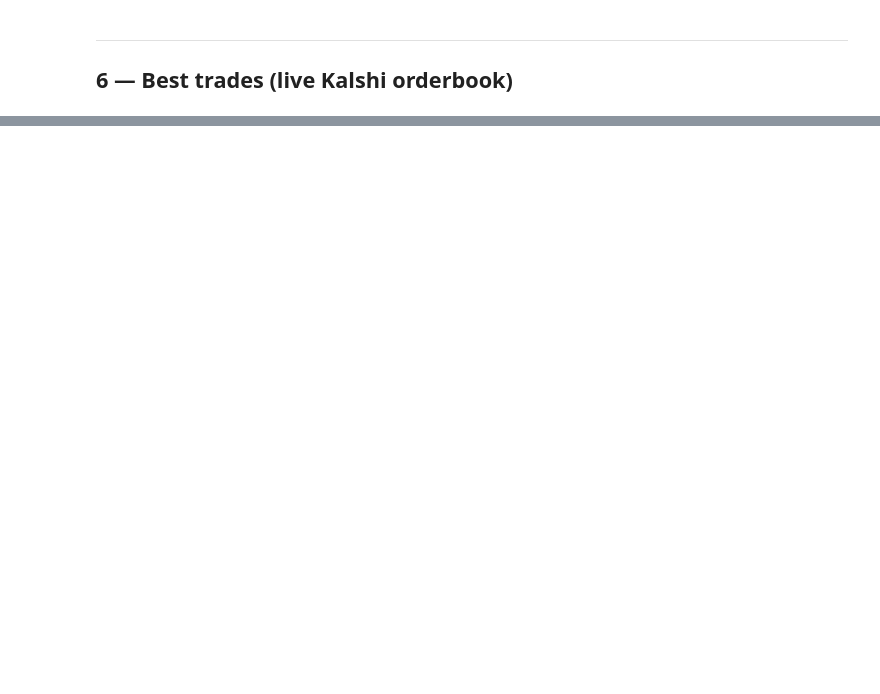
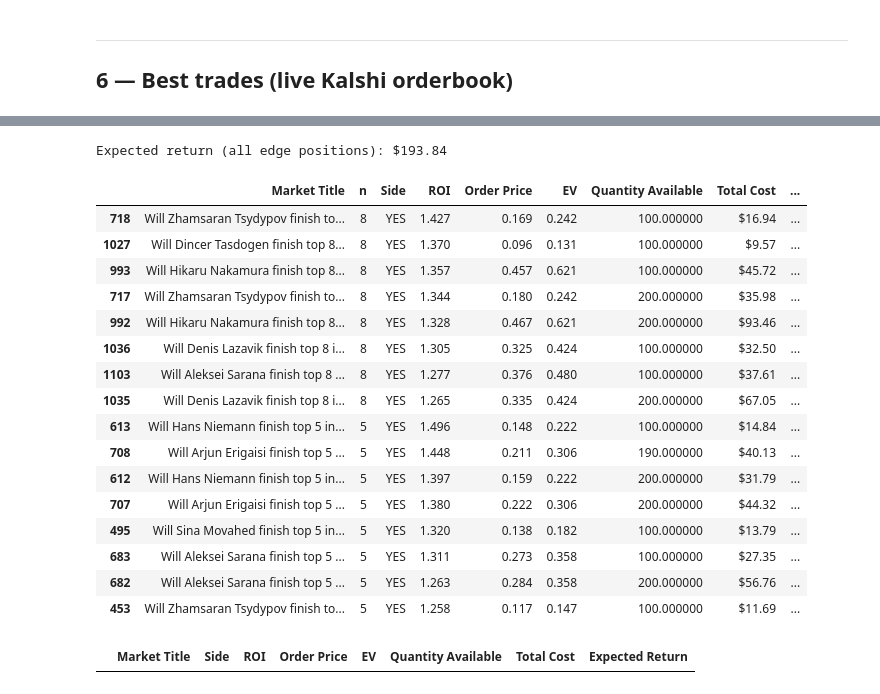
Before and after one commit to EvanMcCormick37/titled-tuesday-analysis, a Jupyter notebook: notebooks/command-center.ipynb, the cells around one changed output, grey strips where cells are left out. Cells and saved outputs as stored; diff of their text form; code cells hidden in the pictures; blank space fills up the shorter version.

```diff
--- a/notebooks/command-center.ipynb
+++ b/notebooks/command-center.ipynb
@@ -344,36 +417,66 @@ df_ob = pd.DataFrame(all_asks)
 df_ob['n'] = df_ob['Market Title'].apply(_parse_n)
 
 # Resolve player names → usernames
 df_ob['username'] = df_ob['Player Name'].map(lambda n: PLAYER_TO_USERNAME.get(n))
 df_ob = df_ob[df_ob['username'].notna()].copy()
 
 evs = []
 for _, row in df_ob.iterrows():
     n = int(row['n'])
     col = f'P_top{n}'
     if row['username'] not in results.index or col not in results.columns:
         evs.append(None)
         continue
     p_yes = results.loc[row['username'], col]
     evs.append(float(p_yes) if row['Side'] == 'YES' else float(1.0 - p_yes))
 
 df_ob['EV'] = evs
 df_ob = df_ob[df_ob['EV'].notna()].copy()
 df_ob['Order Price'] = df_ob['Ask Price ($)'].apply(_kalshi_order_price)
 df_ob['Total Cost']  = df_ob['Quantity Available'] * df_ob['Order Price']
 df_ob['Expected Return'] = (df_ob['EV'] - df_ob['Order Price']) * df_ob['Quantity Available'].astype(int)
 df_ob['ROI'] = (df_ob['EV'] / df_ob['Order Price']).round(3)
 
-df_edge = df_ob[df_ob['ROI'] > 1.0].copy()
+df_edge = df_ob[df_ob['ROI'] > 1.25].copy()
 print(f'Expected return (all edge positions): ${df_edge["Expected Return"].sum():.2f}')
 display(
-    df_edge[['Market Title', 'Side', 'ROI', 'Order Price', 'EV', 'Quantity Available', 'Total Cost', 'Expected Return']]
-    .sort_values('ROI', ascending=False)
+    df_edge[['Market Title', 'n', 'Side', 'ROI', 'Order Price', 'EV', 'Quantity Available', 'Total Cost', 'Expected Return']]
+    .sort_values(['n','ROI'], ascending=False)
     .style.format({
         'ROI': '{:.3f}', 'Order Price': '{:.3f}', 'EV': '{:.3f}',
         'Total Cost': '${:.2f}', 'Expected Return': '${:.2f}',
     })
 )
+# %% [output]
+Expected return (all edge positions): $193.84
+|  | Market Title | n | Side | ROI | Order Price | EV | Quantity Available | Total Cost | ... |
+| 718 | Will Zhamsaran Tsydypov finish to... | 8 | YES | 1.427 | 0.169 | 0.242 | 100.000000 | $16.94 | ... |
+| 1027 | Will Dincer Tasdogen finish top 8... | 8 | YES | 1.370 | 0.096 | 0.131 | 100.000000 | $9.57 | ... |
+| 993 | Will Hikaru Nakamura finish top 8... | 8 | YES | 1.357 | 0.457 | 0.621 | 100.000000 | $45.72 | ... |
+| 717 | Will Zhamsaran Tsydypov finish to... | 8 | YES | 1.344 | 0.180 | 0.242 | 200.000000 | $35.98 | ... |
+| 992 | Will Hikaru Nakamura finish top 8... | 8 | YES | 1.328 | 0.467 | 0.621 | 200.000000 | $93.46 | ... |
+| 1036 | Will Denis Lazavik finish top 8 i... | 8 | YES | 1.305 | 0.325 | 0.424 | 100.000000 | $32.50 | ... |
+| 1103 | Will Aleksei Sarana finish top 8 ... | 8 | YES | 1.277 | 0.376 | 0.480 | 100.000000 | $37.61 | ... |
+| 1035 | Will Denis Lazavik finish top 8 i... | 8 | YES | 1.265 | 0.335 | 0.424 | 200.000000 | $67.05 | ... |
+| 613 | Will Hans Niemann finish top 5 in... | 5 | YES | 1.496 | 0.148 | 0.222 | 100.000000 | $14.84 | ... |
+| 708 | Will Arjun Erigaisi finish top 5 ... | 5 | YES | 1.448 | 0.211 | 0.306 | 190.000000 | $40.13 | ... |
+| 612 | Will Hans Niemann finish top 5 in... | 5 | YES | 1.397 | 0.159 | 0.222 | 200.000000 | $31.79 | ... |
+| 707 | Will Arjun Erigaisi finish top 5 ... | 5 | YES | 1.380 | 0.222 | 0.306 | 200.000000 | $44.32 | ... |
+| 495 | Will Sina Movahed finish top 5 in... | 5 | YES | 1.320 | 0.138 | 0.182 | 100.000000 | $13.79 | ... |
+| 683 | Will Aleksei Sarana finish top 5 ... | 5 | YES | 1.311 | 0.273 | 0.358 | 100.000000 | $27.35 | ... |
+| 682 | Will Aleksei Sarana finish top 5 ... | 5 | YES | 1.263 | 0.284 | 0.358 | 200.000000 | $56.76 | ... |
+| 453 | Will Zhamsaran Tsydypov finish to... | 5 | YES | 1.258 | 0.117 | 0.147 | 100.000000 | $11.69 | ... |
+# %%
+display(
+    df_edge[['Market Title', 'Side', 'ROI', 'Order Price', 'EV', 'Quantity Available', 'Total Cost', 'Expected Return']][df_edge['Side']=='NO']
+    .sort_values('ROI', ascending=False)
+    .style.format({
+        'ROI': '{:.3f}', 'Order Price': '{:.3f}', 'EV': '{:.3f}',
+        'Total Cost': '${:.2f}', 'Expected Return': '${:.2f}',
+    })
+)
+# %% [output]
+|  | Market Title | Side | ROI | Order Price | EV | Quantity Available | Total Cost | Expected Return |
 # %%
 # ── Kelly sizing ──────────────────────────────────────────────────────────────
 df_pos = df_edge.copy()
```
Also changed, not shown: parts of 14 cells of this notebook, 3 other files.
